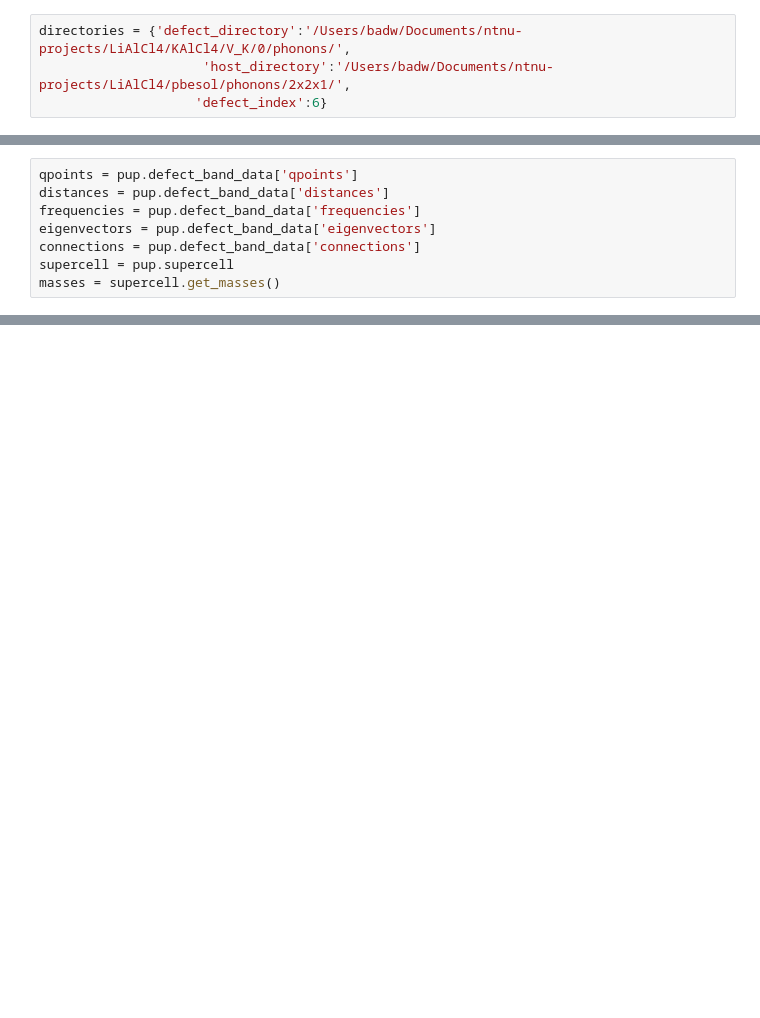
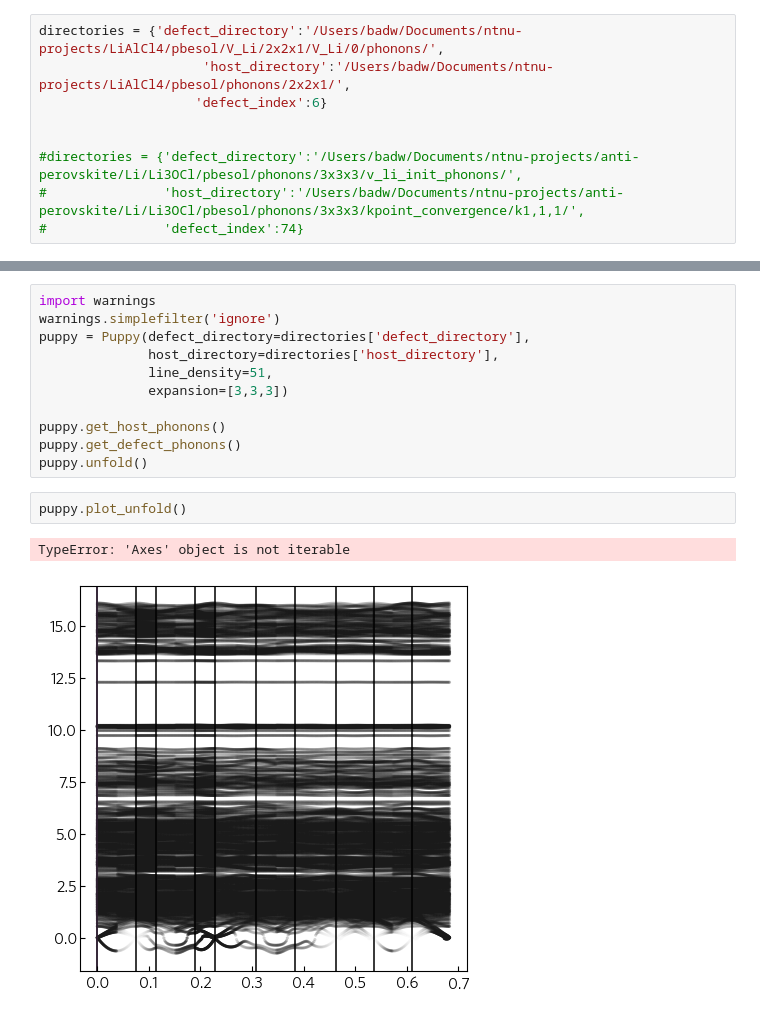
Before and after one commit to badw/puppy, a Jupyter notebook: notebooks/example2.ipynb, the cells around one changed output, grey strips where cells are left out. Cells and saved outputs as stored; diff of their text form; blank space fills up the shorter version.

```diff
--- a/notebooks/example2.ipynb
+++ b/notebooks/example2.ipynb
@@ -199,6 +200,11 @@ class PhononUnfolder:
                 data[kpath] = {'bs':bs_d,'sites':s,'prim_data':pq,'unfolded_data':u}
         return({'data':data,'prim':bs_p})
 # %%
-directories = {'defect_directory':'/Users/badw/Documents/ntnu-projects/LiAlCl4/KAlCl4/V_K/0/phonons/',
+directories = {'defect_directory':'/Users/badw/Documents/ntnu-projects/LiAlCl4/pbesol/V_Li/2x2x1/V_Li/0/phonons/',
                      'host_directory':'/Users/badw/Documents/ntnu-projects/LiAlCl4/pbesol/phonons/2x2x1/',
                     'defect_index':6}
+
+
+#directories = {'defect_directory':'/Users/badw/Documents/ntnu-projects/anti-perovskite/Li/Li3OCl/pbesol/phonons/3x3x3/v_li_init_phonons/',
+#               'host_directory':'/Users/badw/Documents/ntnu-projects/anti-perovskite/Li/Li3OCl/pbesol/phonons/3x3x3/kpoint_convergence/k1,1,1/',
+#               'defect_index':74}
@@ -258,8 +210,0 @@ def get_eigendisplacements(pup,band_data,sites):
-# %%
-qpoints = pup.defect_band_data['qpoints']
-distances = pup.defect_band_data['distances']
-frequencies = pup.defect_band_data['frequencies']
-eigenvectors = pup.defect_band_data['eigenvectors']
-connections = pup.defect_band_data['connections']
-supercell = pup.supercell
-masses = supercell.get_masses()
@@ -271,0 +406,16 @@ len(qpoints),len(distances),len(frequencies),len(eigenvectors),len(d)
+# %%
+import warnings
+warnings.simplefilter('ignore')
+puppy = Puppy(defect_directory=directories['defect_directory'],
+              host_directory=directories['host_directory'],
+              line_density=51,
+              expansion=[3,3,3])
+
+puppy.get_host_phonons()
+puppy.get_defect_phonons()
+puppy.unfold()
+# %%
+puppy.plot_unfold()
+# %% [output]
+TypeError: 'Axes' object is not iterable
+[figure, added]
```
Also changed, not shown: parts of 25 cells of this notebook, 1 other file.
